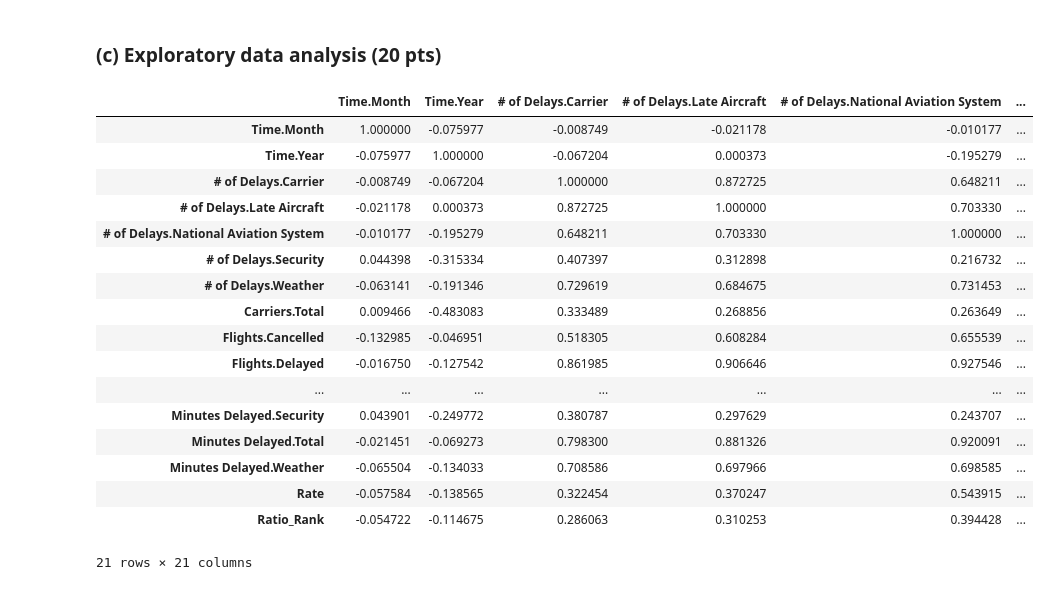
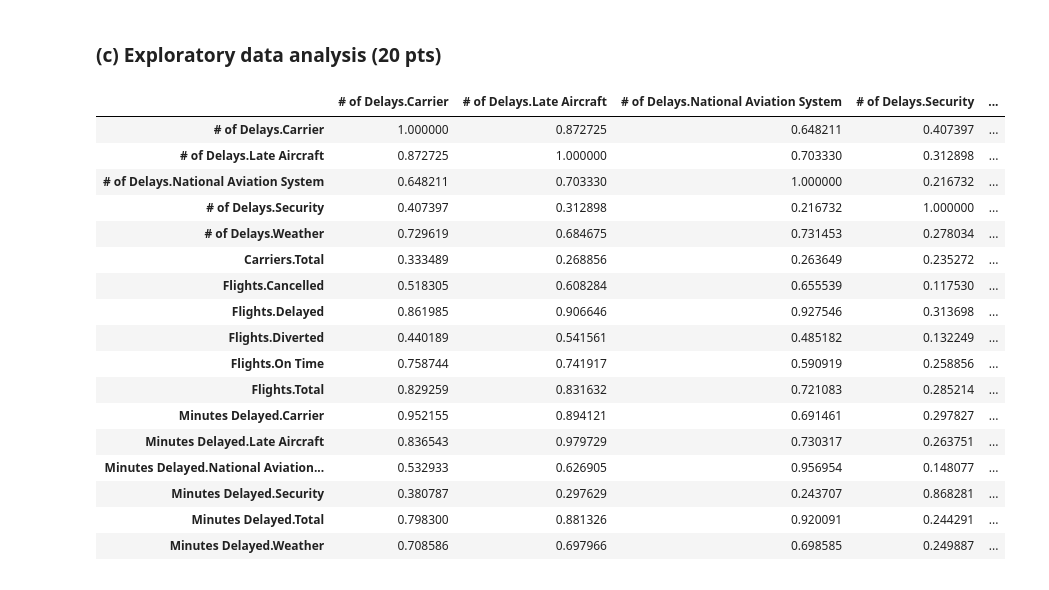
Before and after one commit to xiaomeiX/Project-Machine-Learning-, a Jupyter notebook: MLP2/ML-AirlinesDelays.ipynb, the cells around one changed output. Cells and saved outputs as stored; diff of their text form; code cells hidden in the pictures.

```diff
--- a/MLP2/ML-AirlinesDelays.ipynb
+++ b/MLP2/ML-AirlinesDelays.ipynb
@@ -298,24 +401,24 @@ col = ['# of Delays.Carrier',
        'Minutes Delayed.National Aviation System', 'Minutes Delayed.Security',
        'Minutes Delayed.Total', 'Minutes Delayed.Weather']
 # %%
-df.corr()
+df[col].corr()
 # %% [output]
-|  | Time.Month | Time.Year | # of Delays.Carrier | # of Delays.Late Aircraft | # of Delays.National Aviation System | ... |
-| Time.Month | 1.000000 | -0.075977 | -0.008749 | -0.021178 | -0.010177 | ... |
-| Time.Year | -0.075977 | 1.000000 | -0.067204 | 0.000373 | -0.195279 | ... |
-| # of Delays.Carrier | -0.008749 | -0.067204 | 1.000000 | 0.872725 | 0.648211 | ... |
-| # of Delays.Late Aircraft | -0.021178 | 0.000373 | 0.872725 | 1.000000 | 0.703330 | ... |
-| # of Delays.National Aviation System | -0.010177 | -0.195279 | 0.648211 | 0.703330 | 1.000000 | ... |
-| # of Delays.Security | 0.044398 | -0.315334 | 0.407397 | 0.312898 | 0.216732 | ... |
-| # of Delays.Weather | -0.063141 | -0.191346 | 0.729619 | 0.684675 | 0.731453 | ... |
-| Carriers.Total | 0.009466 | -0.483083 | 0.333489 | 0.268856 | 0.263649 | ... |
-| Flights.Cancelled | -0.132985 | -0.046951 | 0.518305 | 0.608284 | 0.655539 | ... |
-| Flights.Delayed | -0.016750 | -0.127542 | 0.861985 | 0.906646 | 0.927546 | ... |
-| ... | ... | ... | ... | ... | ... | ... |
-| Minutes Delayed.Security | 0.043901 | -0.249772 | 0.380787 | 0.297629 | 0.243707 | ... |
-| Minutes Delayed.Total | -0.021451 | -0.069273 | 0.798300 | 0.881326 | 0.920091 | ... |
-| Minutes Delayed.Weather | -0.065504 | -0.134033 | 0.708586 | 0.697966 | 0.698585 | ... |
-| Rate | -0.057584 | -0.138565 | 0.322454 | 0.370247 | 0.543915 | ... |
-| Ratio_Rank | -0.054722 | -0.114675 | 0.286063 | 0.310253 | 0.394428 | ... |
+|  | # of Delays.Carrier | # of Delays.Late Aircraft | # of Delays.National Aviation System | # of Delays.Security | ... |
+| # of Delays.Carrier | 1.000000 | 0.872725 | 0.648211 | 0.407397 | ... |
+| # of Delays.Late Aircraft | 0.872725 | 1.000000 | 0.703330 | 0.312898 | ... |
+| # of Delays.National Aviation System | 0.648211 | 0.703330 | 1.000000 | 0.216732 | ... |
+| # of Delays.Security | 0.407397 | 0.312898 | 0.216732 | 1.000000 | ... |
+| # of Delays.Weather | 0.729619 | 0.684675 | 0.731453 | 0.278034 | ... |
+| Carriers.Total | 0.333489 | 0.268856 | 0.263649 | 0.235272 | ... |
+| Flights.Cancelled | 0.518305 | 0.608284 | 0.655539 | 0.117530 | ... |
+| Flights.Delayed | 0.861985 | 0.906646 | 0.927546 | 0.313698 | ... |
+| Flights.Diverted | 0.440189 | 0.541561 | 0.485182 | 0.132249 | ... |
+| Flights.On Time | 0.758744 | 0.741917 | 0.590919 | 0.258856 | ... |
+| Flights.Total | 0.829259 | 0.831632 | 0.721083 | 0.285214 | ... |
+| Minutes Delayed.Carrier | 0.952155 | 0.894121 | 0.691461 | 0.297827 | ... |
+| Minutes Delayed.Late Aircraft | 0.836543 | 0.979729 | 0.730317 | 0.263751 | ... |
+| Minutes Delayed.National Aviation... | 0.532933 | 0.626905 | 0.956954 | 0.148077 | ... |
+| Minutes Delayed.Security | 0.380787 | 0.297629 | 0.243707 | 0.868281 | ... |
+| Minutes Delayed.Total | 0.798300 | 0.881326 | 0.920091 | 0.244291 | ... |
+| Minutes Delayed.Weather | 0.708586 | 0.697966 | 0.698585 | 0.249887 | ... |
-21 rows × 21 columns
 # %%
```
Also changed, not shown: parts of 50 cells of this notebook, 3 other files.
